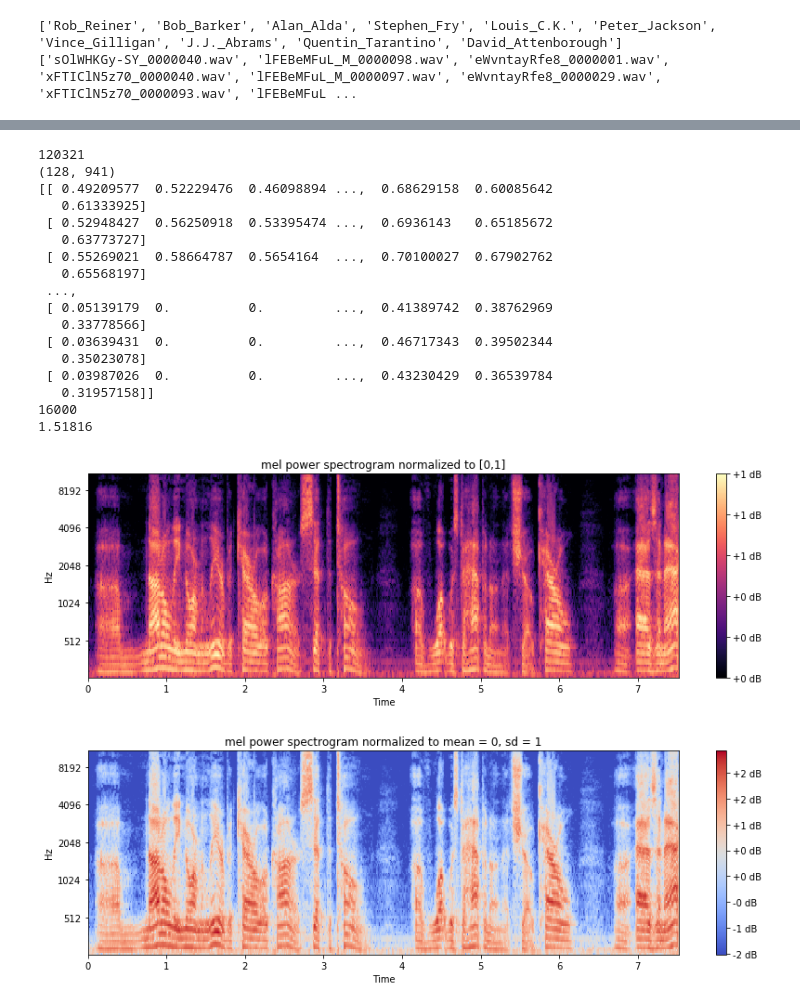
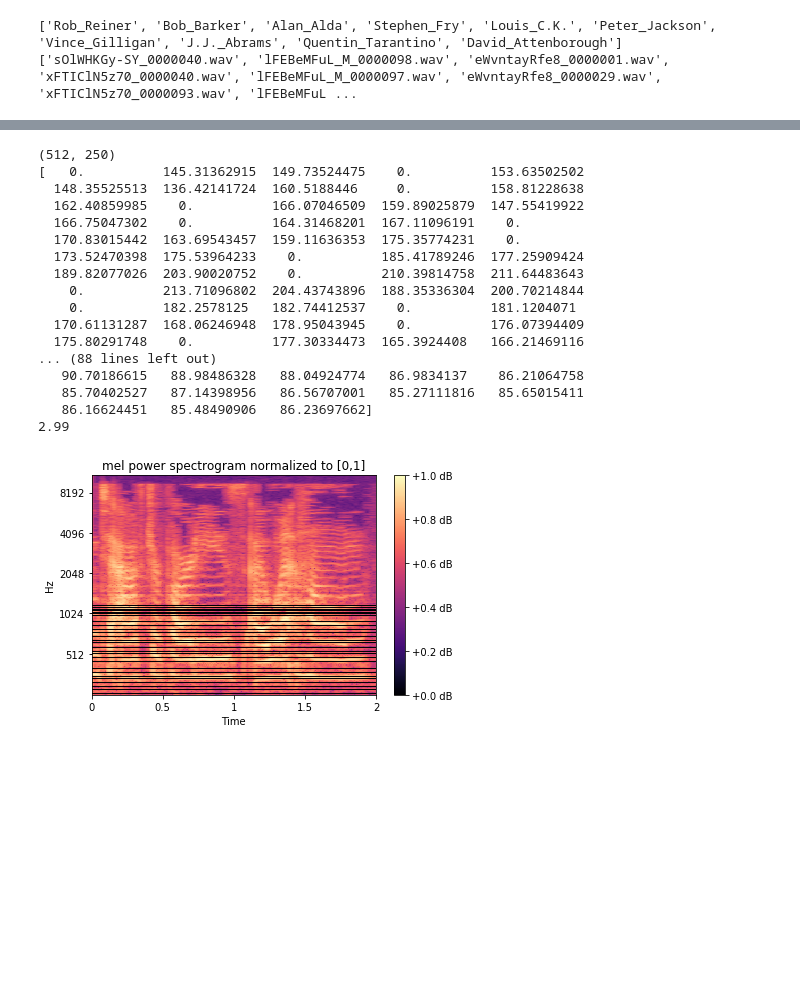
Before and after one commit to ed1d1a8d/6.867-final-project, a Jupyter notebook: notebooks/voxceleb-basic-rnn-keras.ipynb, the cells around one changed output, grey strips where cells are left out. Saved outputs shown, nothing was run; the diff lists cells and outputs as text; code cells hidden in the pictures; blank space fills up the shorter version.

Commit message:
final changes to model

```diff
--- a/notebooks/voxceleb-basic-rnn-keras.ipynb
+++ b/notebooks/voxceleb-basic-rnn-keras.ipynb
@@ -33,97 +34,96 @@ ipd.Audio(audio_path)
 /home/ubuntu/data/voxceleb1_wav/Rob_Reiner/sOlWHKGy-SY_0000040.wav
 [interactive output not drawn]
 # %%
+audio_path = '/'.join([VCB_PATH, 'Taylor_Swift', 'YqaVWHmGgtI_0000003.wav'])
 import keras
 import kapre
 from keras.models import Sequential
 from kapre.time_frequency import Melspectrogram
 from kapre.utils import Normalization2D
+import scipy.io.wavfile
 
 sr = 16000 # sampling rate
-n_mels = 128
-n_fft = 512
+n_mels = 512
+n_fft = 1024
 n_hop = 128
 
 def get_audio(audio_path):
-    y, _ = librosa.load(audio_path, sr=sr)
+    rate, y = scipy.io.wavfile.read(audio_path)
     return y
 
 # Spectrogram generation using Kapre https://github.com/keunwoochoi/kapre
 def get_spectrogram(audio_path, normalize):
-    y = get_audio(audio_path)
+    y = get_audio(audio_path)[:16000*2]
     src = np.random.random((1, len(y)))
     model = Sequential()
     model.add(Melspectrogram(sr=sr, n_mels=n_mels,
-          n_dft=n_fft, n_hop=n_hop, input_shape=src.shape, power_melgram=2.0,
+          n_dft=n_fft, n_hop=n_hop, input_shape=src.shape, power_melgram=1.0,
           return_decibel_melgram=True,
           trainable_kernel=False, name='melgram'))
     if normalize:
-        model.add(Normalization2D(int_axis=0))
+        model.add(Normalization2D(int_axis=2))
     n_ch, nsp_src = model.input_shape[1:]
     #src, _ = librosa.load(audio_path, sr=sr, mono=True)
     y = y[:nsp_src]
     y_batch = y[np.newaxis, np.newaxis, :]
     pred = model.predict(x=y_batch)
     if keras.backend.image_data_format == 'channels_first':
         S = pred[0, 0]
     else:
         S = pred[0, :, :, 0]
     log_S = S
     return log_S
 
-y, _ = librosa.load(audio_path, sr=sr)
 log_S = get_spectrogram(audio_path, False)
 mn = np.min(log_S)
 mx = np.max(log_S)
 log_S -= mn
 log_S /= (mx - mn)
 
-print(len(y))
 print(log_S.shape)
-print(log_S)
-print(sr)
+print(np.sum(log_S, axis =1))
 
 normalized_log_S = get_spectrogram(audio_path, True);
 
 print(np.max(np.abs(log_S - normalized_log_S)))
 
 # Make a new figure
-plt.figure(figsize=(12, 4))
+plt.figure(figsize=(6, 4))
 librosa.display.specshow(log_S, sr=sr, hop_length=n_hop, x_axis='time', y_axis='mel')
 
 # Put a descriptive title on the plot
 plt.title('mel power spectrogram normalized to [0,1]')
-plt.colorbar(format='%+02.0f dB')
+plt.colorbar(format='%+02.1f dB')
 plt.tight_layout()
+plt.savefig('Taylor_1.png',dpi=300)
 
-# Make a new figure
-plt.figure(figsize=(12, 4))
-librosa.display.specshow(normalized_log_S, sr=sr, hop_length=n_hop, x_axis='time', y_axis='mel')
+# # Make a new figure
+# plt.figure(figsize=(12, 4))
+# librosa.display.specshow(normalized_log_S, sr=sr, hop_length=n_hop, x_axis='time', y_axis='mel')
 
-# Put a descriptive title on the plot
-plt.title('mel power spectrogram normalized to mean = 0, sd = 1')
-plt.colorbar(format='%+02.0f dB')
-plt.tight_layout()
+# # Put a descriptive title on the plot
+# plt.title('mel power spectrogram normalized to mean = 0, sd = 1')
+# plt.colorbar(format='%+02.1f dB')
+# plt.tight_layout()
 # %% [output]
-120321
-(128, 941)
-[[ 0.49209577  0.52229476  0.46098894 ...,  0.68629158  0.60085642
-   0.61333925]
- [ 0.52948427  0.56250918  0.53395474 ...,  0.6936143   0.65185672
-   0.63773727]
- [ 0.55269021  0.58664787  0.5654164  ...,  0.70100027  0.67902762
-   0.65568197]
- ...,
- [ 0.05139179  0.          0.         ...,  0.41389742  0.38762969
-   0.33778566]
- [ 0.03639431  0.          0.         ...,  0.46717343  0.39502344
-   0.35023078]
- [ 0.03987026  0.          0.         ...,  0.43230429  0.36539784
-   0.31957158]]
-16000
-1.51816
+(512, 250)
+[   0.          145.31362915  149.73524475    0.          153.63502502
+  148.35525513  136.42141724  160.5188446     0.          158.81228638
+  162.40859985    0.          166.07046509  159.89025879  147.55419922
+  166.75047302    0.          164.31468201  167.11096191    0.
+  170.83015442  163.69543457  159.11636353  175.35774231    0.
+  173.52470398  175.53964233    0.          185.41789246  177.25909424
+  189.82077026  203.90020752    0.          210.39814758  211.64483643
+    0.          213.71096802  204.43743896  188.35336304  200.70214844
+    0.          182.2578125   182.74412537    0.          181.1204071
+  170.61131287  168.06246948  178.95043945    0.          176.07394409
+  175.80291748    0.          177.30334473  165.3924408   166.21469116
+... (88 lines left out)
+   90.70186615   88.98486328   88.04924774   86.9834137    86.21064758
+   85.70402527   87.14398956   86.56707001   85.27111816   85.65015411
+   86.16624451   85.48490906   86.23697662]
+2.99
-[figure, old version]
+[figure, new version]
-[figure, removed]
 # %%
 NUM_PEOPLE = 10
 AUDIO_LENGTH = 128 * 3 # Around 128 columns in spectrogram is one second
```
Also changed, not shown: parts of 9 cells of this notebook, 2 other files.
